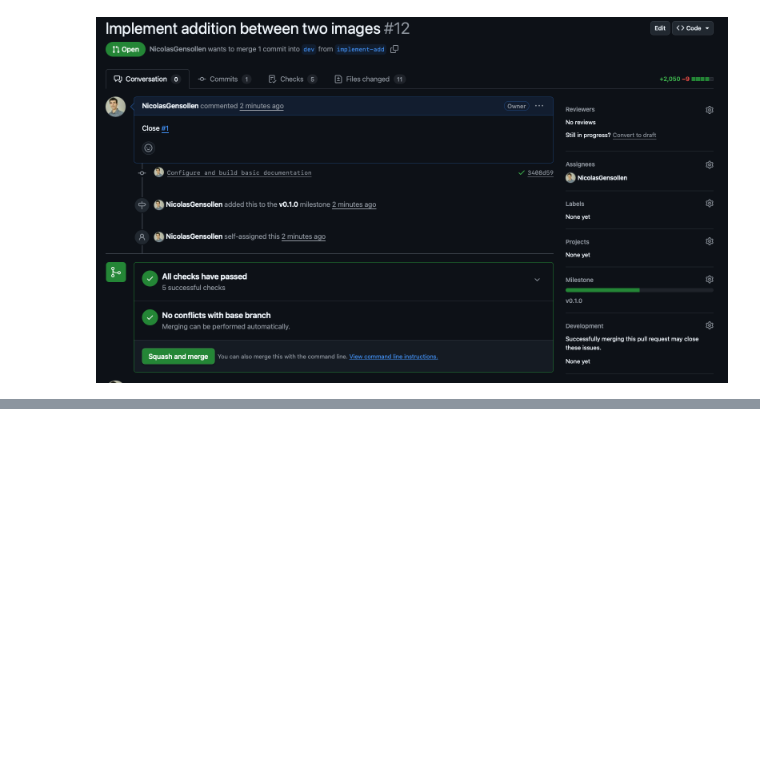
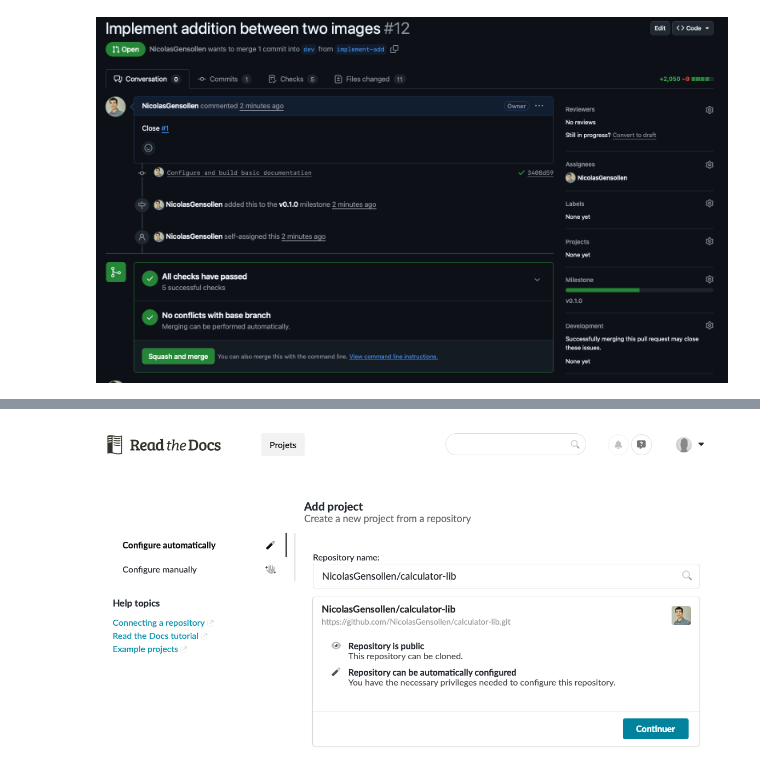
Before and after one commit to NicolasGensollen/formation-SED-2025, a Jupyter notebook: notebooks/Chapter5.ipynb, the cells around one changed output, grey strips where cells are left out. Drawn from its saved outputs; the diff is of its cells as text; code cells hidden in the pictures; blank space fills up the shorter version.

```diff
--- a/notebooks/Chapter5.ipynb
+++ b/notebooks/Chapter5.ipynb
@@ -587,0 +619,4 @@ One very handy tool for hosting documentation is [read the docs](https://docs.re
+# %%
+Image(filename="../images/rtd_add_project.png")
+# %% [output]
+[figure, added]
```
Also changed, not shown: parts of 7 cells of this notebook, 17 other files.
